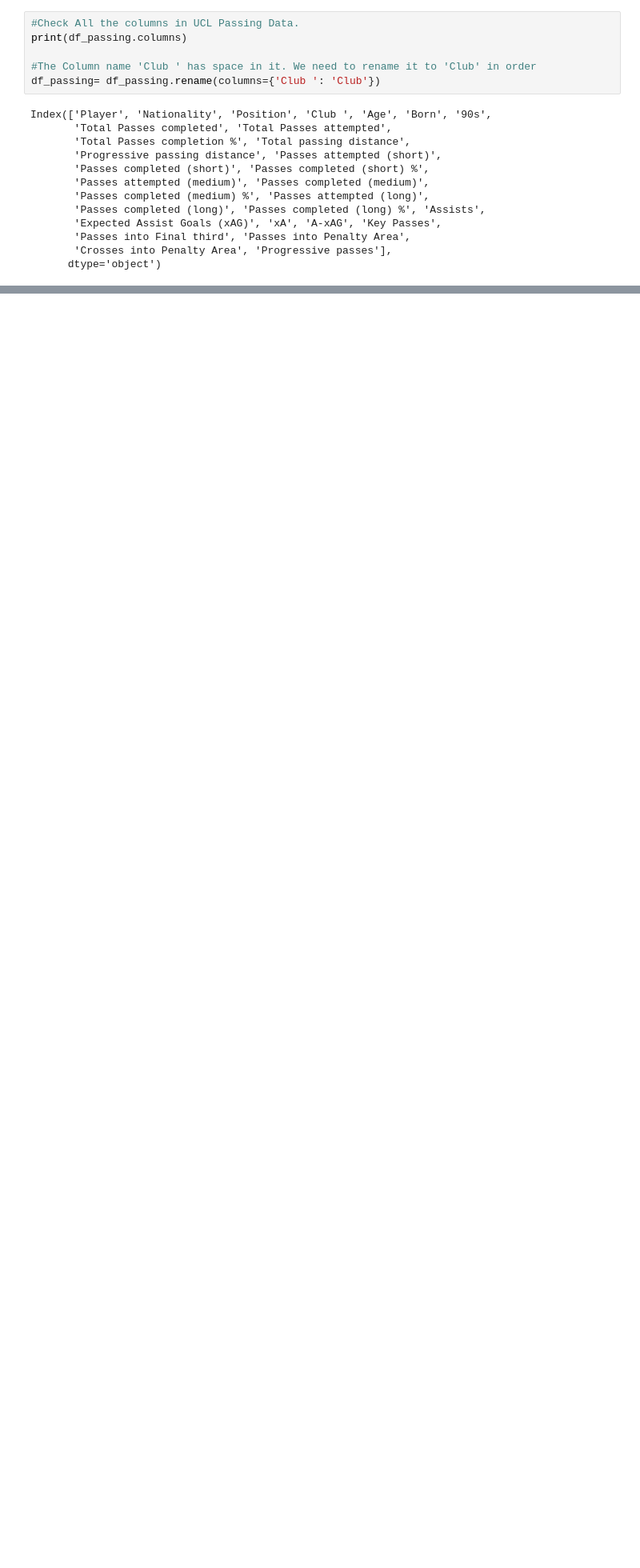
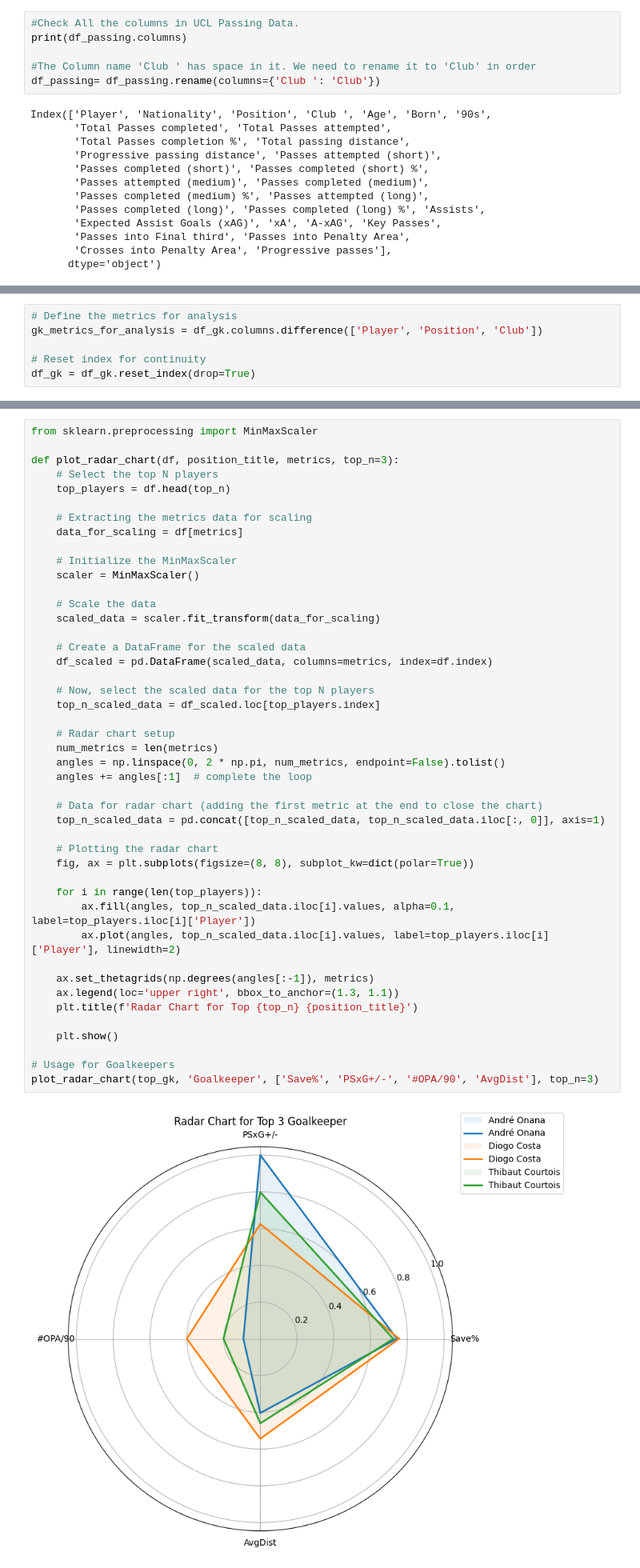
Before and after one commit to nrysam/UCL22_23, a Jupyter notebook: UEFA_Champions_League_2022_23_Best_Goalkeeper_Analysis.ipynb, the cells around one changed output, grey strips where cells are left out. Shown at 80% size. Drawn from its saved outputs; the diff is of its cells as text; blank space fills up the shorter version.

```diff
--- a/UEFA_Champions_League_2022_23_Best_Goalkeeper_Analysis.ipynb
+++ b/UEFA_Champions_League_2022_23_Best_Goalkeeper_Analysis.ipynb
@@ -582,0 +226,6 @@ Name: Player, dtype: object
+# %%
+# Define the metrics for analysis
+gk_metrics_for_analysis = df_gk.columns.difference(['Player', 'Position', 'Club'])
+
+# Reset index for continuity
+df_gk = df_gk.reset_index(drop=True)
@@ -582,0 +426,47 @@ Name: Player, dtype: object
+# %%
+from sklearn.preprocessing import MinMaxScaler
+
+def plot_radar_chart(df, position_title, metrics, top_n=3):
+    # Select the top N players
+    top_players = df.head(top_n)
+
+    # Extracting the metrics data for scaling
+    data_for_scaling = df[metrics]
+
+    # Initialize the MinMaxScaler
+    scaler = MinMaxScaler()
+
+    # Scale the data
+    scaled_data = scaler.fit_transform(data_for_scaling)
+
+    # Create a DataFrame for the scaled data
+    df_scaled = pd.DataFrame(scaled_data, columns=metrics, index=df.index)
+
+    # Now, select the scaled data for the top N players
+    top_n_scaled_data = df_scaled.loc[top_players.index]
+
+    # Radar chart setup
+    num_metrics = len(metrics)
+    angles = np.linspace(0, 2 * np.pi, num_metrics, endpoint=False).tolist()
+    angles += angles[:1]  # complete the loop
+
+    # Data for radar chart (adding the first metric at the end to close the chart)
+    top_n_scaled_data = pd.concat([top_n_scaled_data, top_n_scaled_data.iloc[:, 0]], axis=1)
+
+    # Plotting the radar chart
+    fig, ax = plt.subplots(figsize=(8, 8), subplot_kw=dict(polar=True))
+
+    for i in range(len(top_players)):
+        ax.fill(angles, top_n_scaled_data.iloc[i].values, alpha=0.1, label=top_players.iloc[i]['Player'])
+        ax.plot(angles, top_n_scaled_data.iloc[i].values, label=top_players.iloc[i]['Player'], linewidth=2)
+
+    ax.set_thetagrids(np.degrees(angles[:-1]), metrics)
+    ax.legend(loc='upper right', bbox_to_anchor=(1.3, 1.1))
+    plt.title(f'Radar Chart for Top {top_n} {position_title}')
+
+    plt.show()
+
+# Usage for Goalkeepers
+plot_radar_chart(top_gk, 'Goalkeeper', ['Save%', 'PSxG+/-', '#OPA/90', 'AvgDist'], top_n=3)
+# %% [output]
+[figure, added]
```
Also changed, not shown: parts of 52 cells of this notebook.
